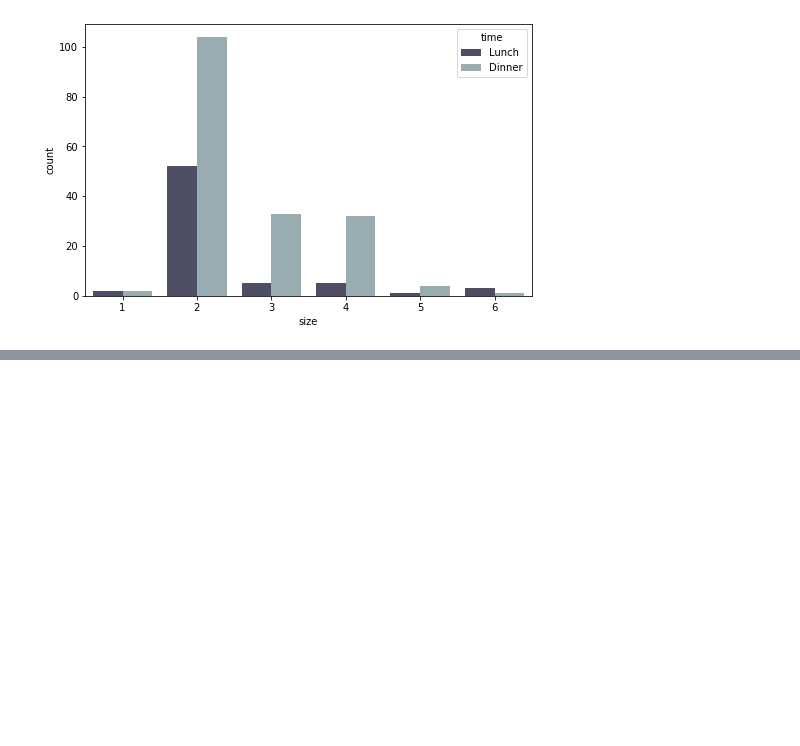
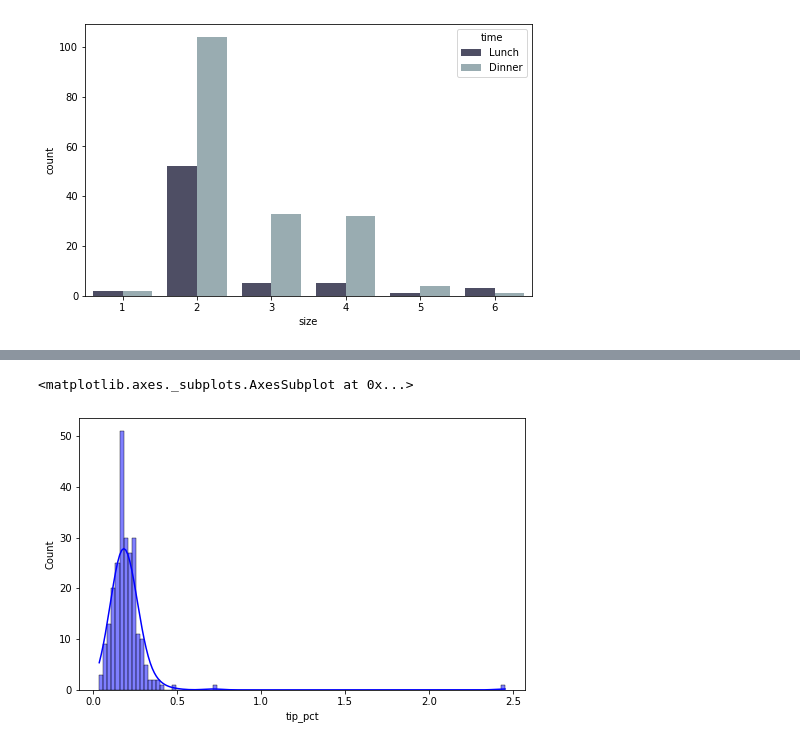
Before and after one commit to bnv20/kdt9, a Jupyter notebook: m2_분석라이브러리/visualization/시각화1_guide.ipynb, the cells around one changed output, grey strips where cells are left out. Saved outputs shown, nothing was run; the diff lists cells and outputs as text; code cells hidden in the pictures; blank space fills up the shorter version.

```diff
--- a/m2_분석라이브러리/visualization/시각화1_guide.ipynb
+++ b/m2_분석라이브러리/visualization/시각화1_guide.ipynb
@@ -1141,0 +1148,9 @@ sns.countplot(x='size', hue='time', data=tips, palette='bone')
+# %%
+# 히스토그램
+# kde = True : 밀도함수 표시
+plt.figure(figsize=(8,5))
+sns.histplot(tips['tip_pct'],bins=100,color='b',kde=True)
+# sns.histplot(tips['tip_pct'],bins=100,color='b')
+# %% [output]
+<matplotlib.axes._subplots.AxesSubplot at 0x...>
+[figure, added]
```
Also changed, not shown: parts of 18 cells of this notebook.
